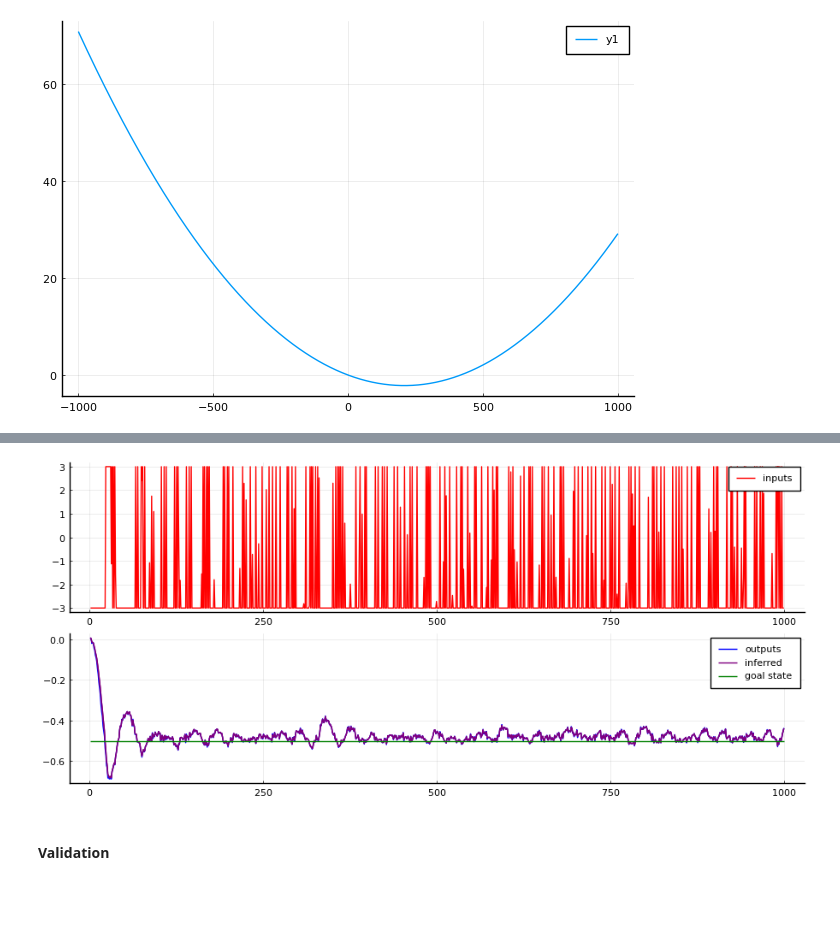
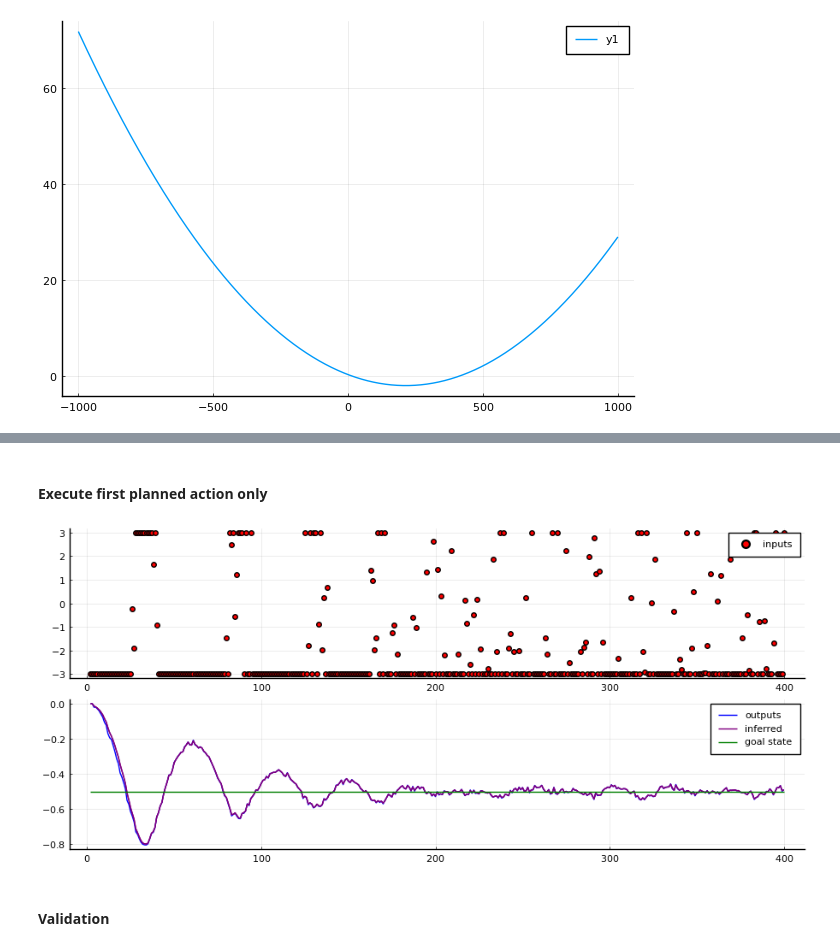
Before and after one commit to wmkouw/actinf-oscillator, a Jupyter notebook: demo_ActInf-GFX-oscillator.ipynb, the cells around one changed output, grey strips where cells are left out. Saved outputs shown, nothing was run; the diff lists cells and outputs as text; code cells hidden in the pictures; blank space fills up the shorter version.

Commit message:
Added executing all planned actions

```diff
--- a/demo_ActInf-GFX-oscillator.ipynb
+++ b/demo_ActInf-GFX-oscillator.ipynb
@@ -557,12 +676,14 @@ plot(policy, G.(policy))
+# %% [markdown]
+#### Execute first planned action only
 # %%
 # Trial time
-T = 1000
+T = 400
 
 # Planning time horizon
 TT = 4
 
 # Goal state (mean and std dev)
-goal_state = (-.5, 1e-4)
+goal_state = (-.5, 1e-6)
 
 # Number of variational updates
 num_iterations = 5
@@ -592,16 +713,15 @@ est_states = (zeros(T,2), zeros(T,2,2))
     "Find control"
 
     # Pack parameters estimated by model
-#     model_params = (mn(marginals[:θ]), mn(marginals[:η]), mn(marginals[:τ]), mn(marginals[:ξ]))
-    model_params = (θ_true, η_true, Inf, ξ_true)
+    model_params = (mn(marginals[:θ]), mn(marginals[:η]), mn(marginals[:τ]), mn(marginals[:ξ]))
+#     model_params = (θ_true, η_true, Inf, ξ_true)
 
     # Objective function
     G(u_k) = EFE(u_k, marginals[:z], goal_state, model_params, Δt=Δt, time_horizon=TT)
 
     # Miminimize EFE
-    results = optimize(G, -3, 3, rand(TT,), Fminbox(LBFGS()), Optim.Options(iterations=100); autodiff=:forward)
+    results = optimize(G, -3, 3, 2*rand(TT,) .-1, Fminbox(LBFGS()), Optim.Options(iterations=100); autodiff=:forward)
 #     results = optimize(G, randn(TT,), LBFGS(), Optim.Options(iterations=100); autodiff=:forward)
-#     println(Optim.minimum(results))
 
     # First element of policy becomes current input
     input[k] = Optim.minimizer(results)[1]
@@ -650,14 +770,14 @@ est_states = (zeros(T,2), zeros(T,2,2))
 
 end
 # %%
-p1 = plot(2:T, input[2:T], color="red", label="inputs")
+p1 = scatter(2:T, input[2:T], color="red", label="inputs")
 p2 = plot(2:T, output[2:T], color="blue", label="outputs")
 plot!(2:T, est_states[1][2:T,1], color="purple", label="inferred")
 plot!(2:T, est_states[1][2:T,1], ribbon=[est_states[2][2:T,1,1], est_states[2][2:T,1,1]], color="purple", label="")
 plot!(2:T, goal_state[1]*ones(T-2,), color="green", label="goal state")
 plot(p1, p2, layout=(2,1), size=(900,400))
 # %% [output]
-[figure, old version]
+[figure, new version]
 # %% [markdown]
 #### Validation
 # %%
```
Also changed, not shown: parts of 14 cells of this notebook, 2 other files.
